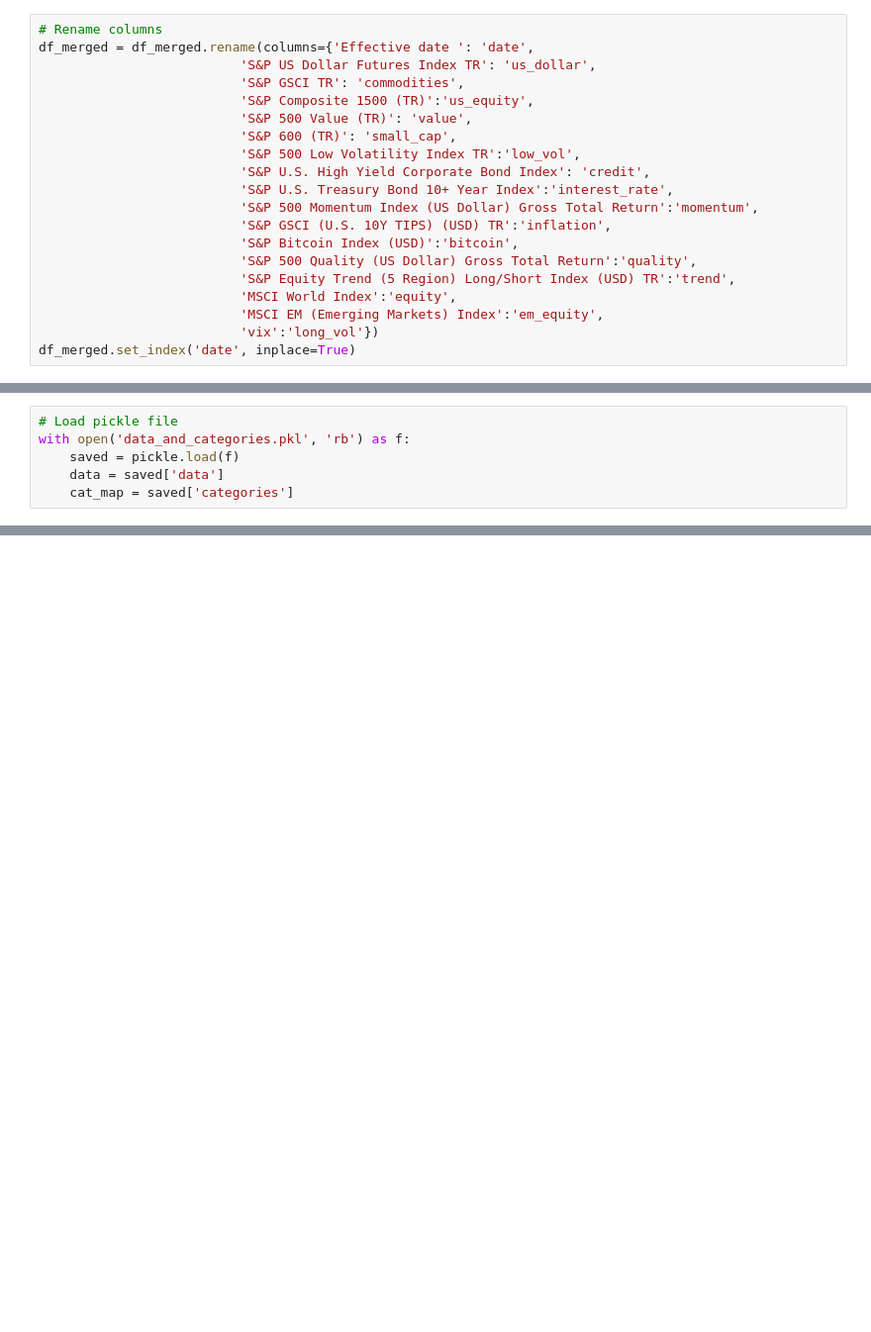
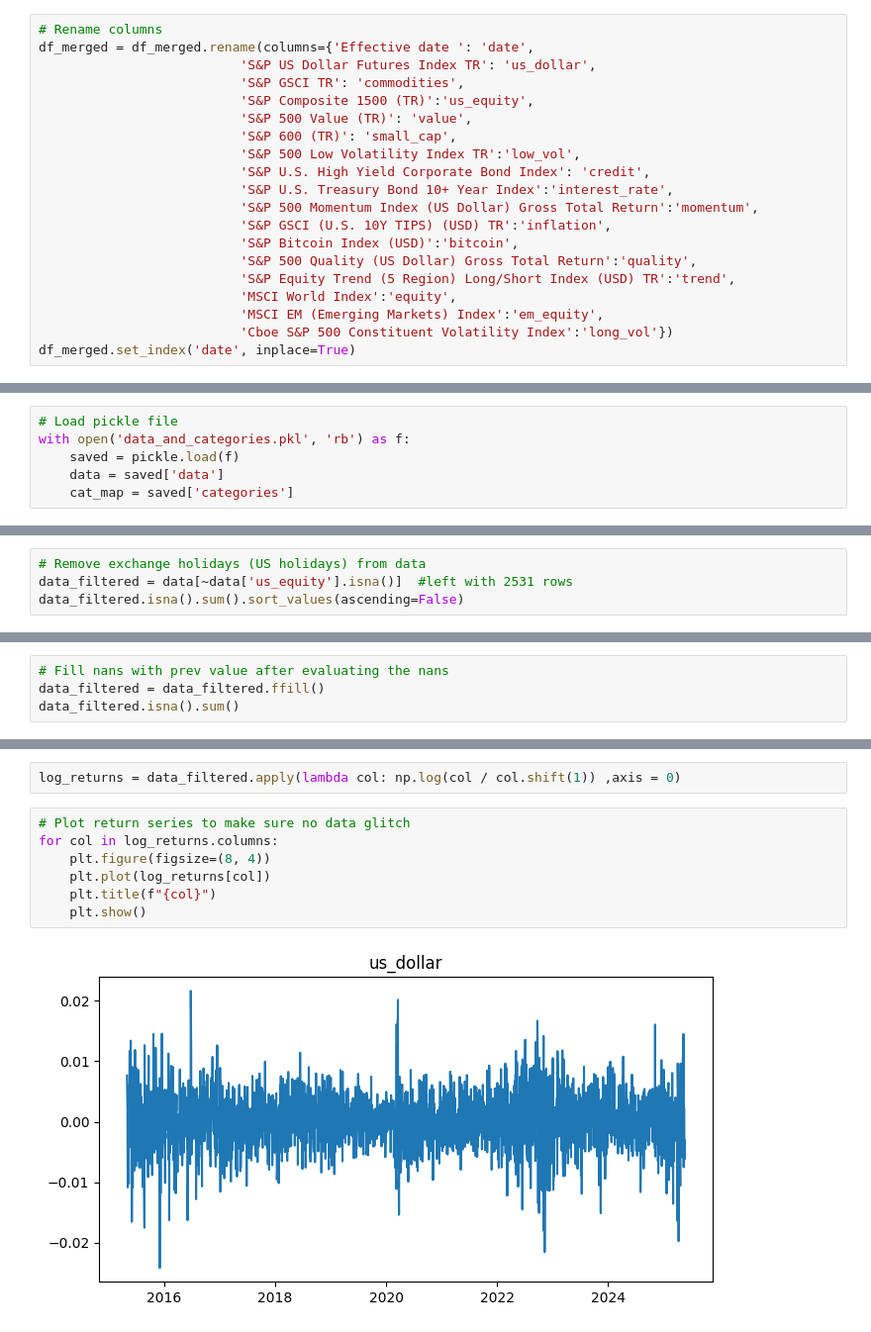
Before and after one commit to jennycpark-ucb/mids-w207-foursigma, a Jupyter notebook: data/data_processing.ipynb, the cells around one changed output, grey strips where cells are left out. Shown at 99% size. Drawn from its saved outputs; the diff is of its cells as text; blank space fills up the shorter version.

```diff
--- a/data/data_processing.ipynb
+++ b/data/data_processing.ipynb
@@ -54,7 +73,7 @@ df_merged = df_merged.rename(columns={'Effective date ': 'date',
                           'S&P Equity Trend (5 Region) Long/Short Index (USD) TR':'trend',
                           'MSCI World Index':'equity',
                           'MSCI EM (Emerging Markets) Index':'em_equity',
-                          'vix':'long_vol'})
+                          'Cboe S&P 500 Constituent Volatility Index':'long_vol'})
 df_merged.set_index('date', inplace=True)
 # %%
 # Map assets to categories
@@ -76,0 +97,4 @@ with open('data_and_categories.pkl', 'rb') as f:
+# %%
+# Remove exchange holidays (US holidays) from data
+data_filtered = data[~data['us_equity'].isna()]  #left with 2531 rows
+data_filtered.isna().sum().sort_values(ascending=False)
@@ -76,0 +119,4 @@ with open('data_and_categories.pkl', 'rb') as f:
+# %%
+# Fill nans with prev value after evaluating the nans
+data_filtered = data_filtered.ffill()
+data_filtered.isna().sum()
@@ -76,0 +143,11 @@ with open('data_and_categories.pkl', 'rb') as f:
+# %%
+log_returns = data_filtered.apply(lambda col: np.log(col / col.shift(1)) ,axis = 0)
+# %%
+# Plot return series to make sure no data glitch
+for col in log_returns.columns:
+    plt.figure(figsize=(8, 4))
+    plt.plot(log_returns[col])
+    plt.title(f"{col}")
+    plt.show()
+# %% [output]
+[figure, added]
```
Also changed, not shown: parts of 13 cells of this notebook, 4 other files.
